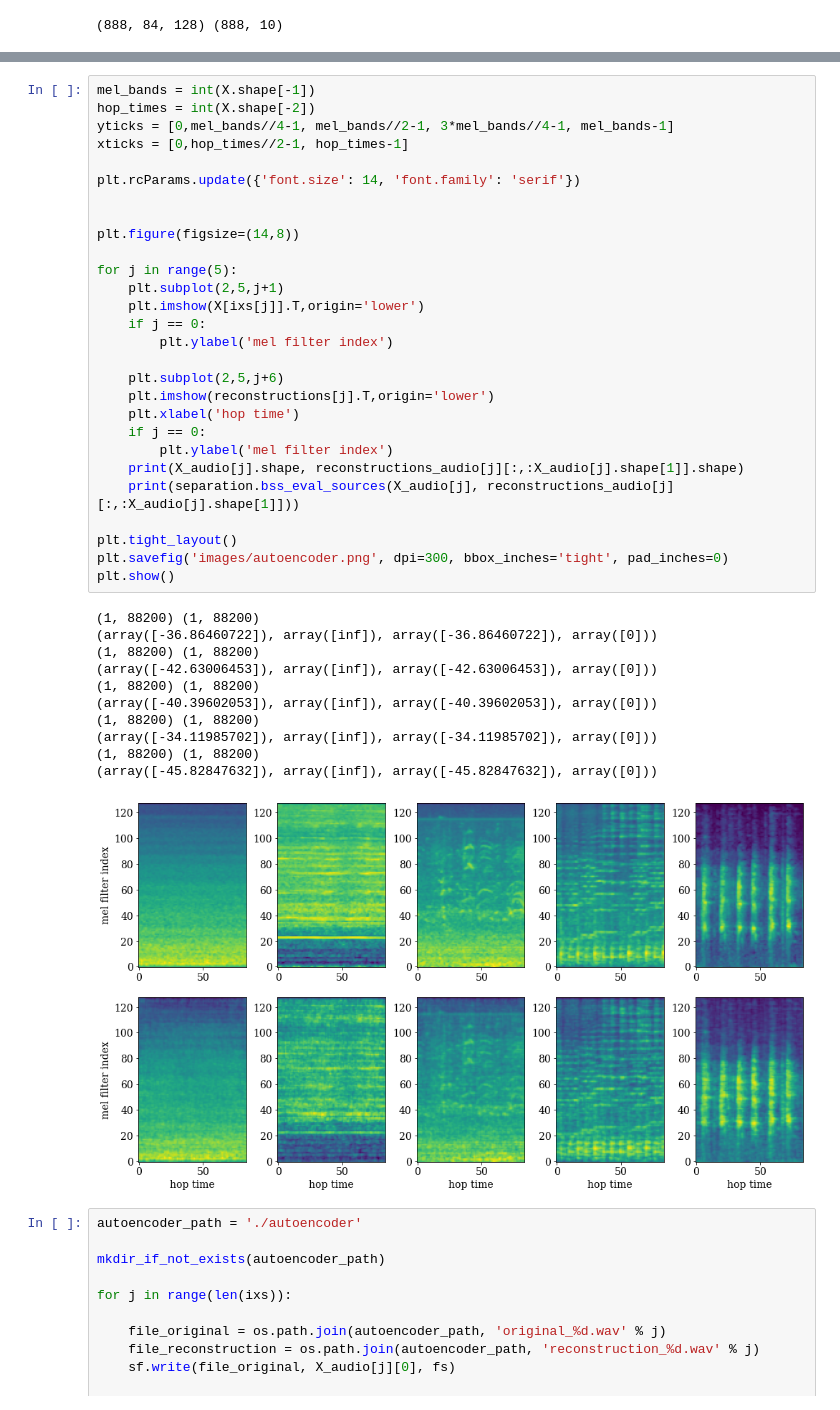
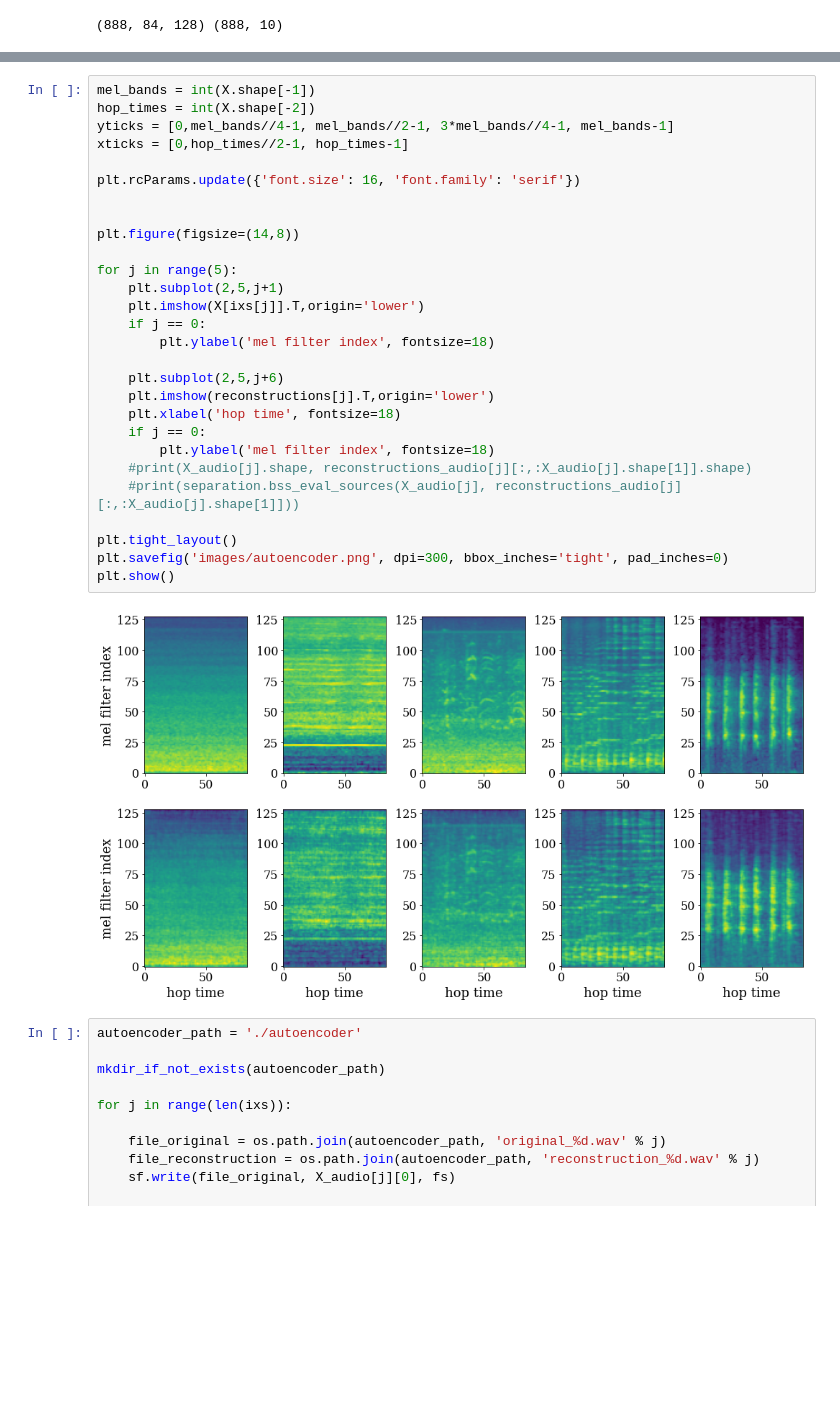
Before and after one commit to pzinemanas/APNet, a Jupyter notebook: notebooks/plot_autoencoder.ipynb, the cells around one changed output, grey strips where cells are left out. Cells and saved outputs as stored; diff of their text form; blank space fills up the shorter version.

```diff
--- a/notebooks/plot_autoencoder.ipynb
+++ b/notebooks/plot_autoencoder.ipynb
@@ -143,43 +142,33 @@ for j in range(len(ixs)):
 # %%
 mel_bands = int(X.shape[-1])
 hop_times = int(X.shape[-2])
 yticks = [0,mel_bands//4-1, mel_bands//2-1, 3*mel_bands//4-1, mel_bands-1]
 xticks = [0,hop_times//2-1, hop_times-1]
 
-plt.rcParams.update({'font.size': 14, 'font.family': 'serif'})
+plt.rcParams.update({'font.size': 16, 'font.family': 'serif'})
 
 
 plt.figure(figsize=(14,8))
 
 for j in range(5):
     plt.subplot(2,5,j+1)
     plt.imshow(X[ixs[j]].T,origin='lower')
     if j == 0:
-        plt.ylabel('mel filter index')
+        plt.ylabel('mel filter index', fontsize=18)
 
     plt.subplot(2,5,j+6)
     plt.imshow(reconstructions[j].T,origin='lower')
-    plt.xlabel('hop time')
+    plt.xlabel('hop time', fontsize=18)
     if j == 0:
-        plt.ylabel('mel filter index')
-    print(X_audio[j].shape, reconstructions_audio[j][:,:X_audio[j].shape[1]].shape)
-    print(separation.bss_eval_sources(X_audio[j], reconstructions_audio[j][:,:X_audio[j].shape[1]]))
+        plt.ylabel('mel filter index', fontsize=18)
+    #print(X_audio[j].shape, reconstructions_audio[j][:,:X_audio[j].shape[1]].shape)
+    #print(separation.bss_eval_sources(X_audio[j], reconstructions_audio[j][:,:X_audio[j].shape[1]]))
 
 plt.tight_layout()
 plt.savefig('images/autoencoder.png', dpi=300, bbox_inches='tight', pad_inches=0)
 plt.show()
 # %% [output]
-(1, 88200) (1, 88200)
-(array([-36.86460722]), array([inf]), array([-36.86460722]), array([0]))
-(1, 88200) (1, 88200)
-(array([-42.63006453]), array([inf]), array([-42.63006453]), array([0]))
-(1, 88200) (1, 88200)
-(array([-40.39602053]), array([inf]), array([-40.39602053]), array([0]))
-(1, 88200) (1, 88200)
-(array([-34.11985702]), array([inf]), array([-34.11985702]), array([0]))
-(1, 88200) (1, 88200)
-(array([-45.82847632]), array([inf]), array([-45.82847632]), array([0]))
-[figure, old version]
+[figure, new version]
 # %%
 autoencoder_path = './autoencoder'
 
```
Also changed, not shown: parts of 1 cell of this notebook, 13 other files.
